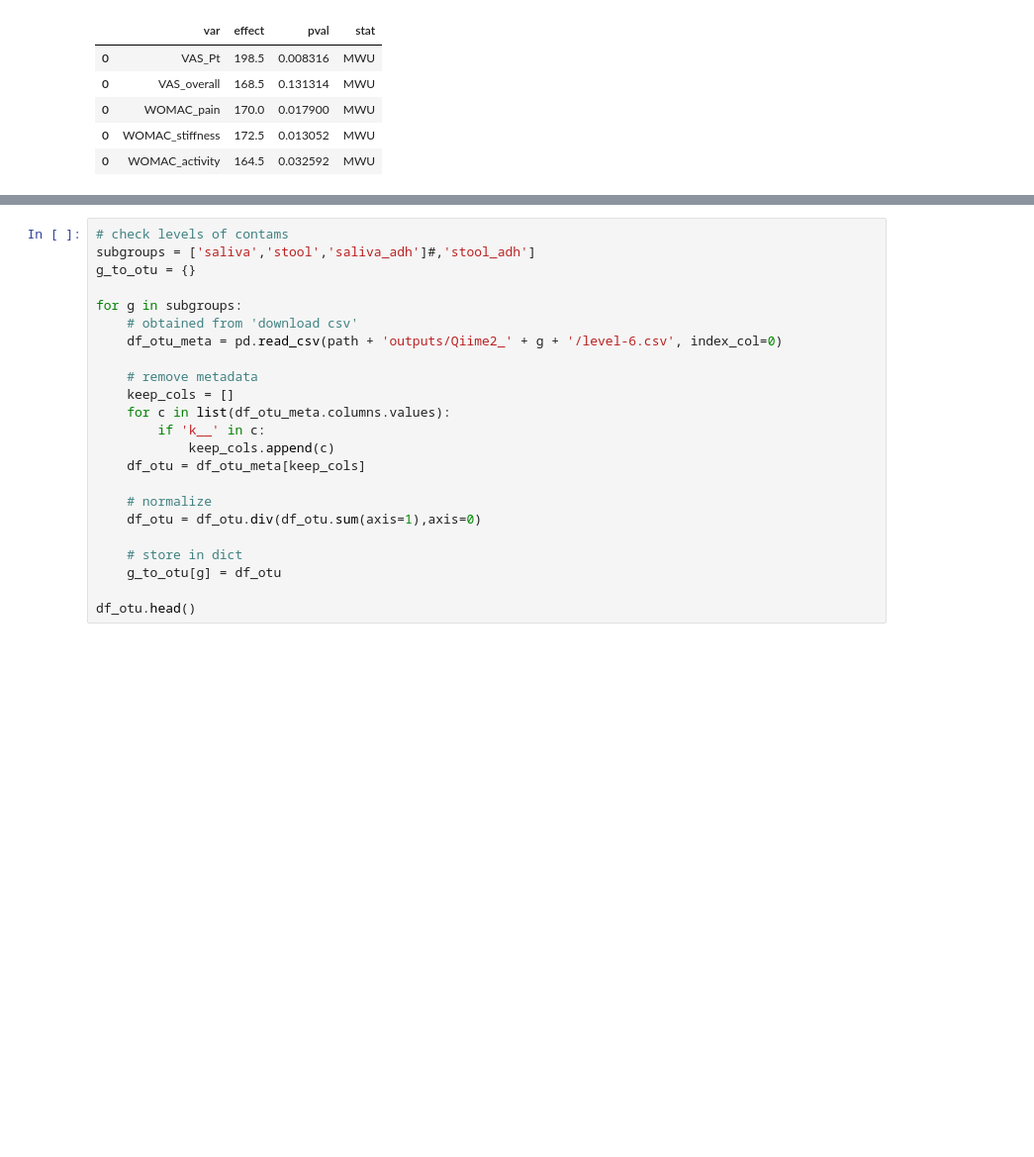
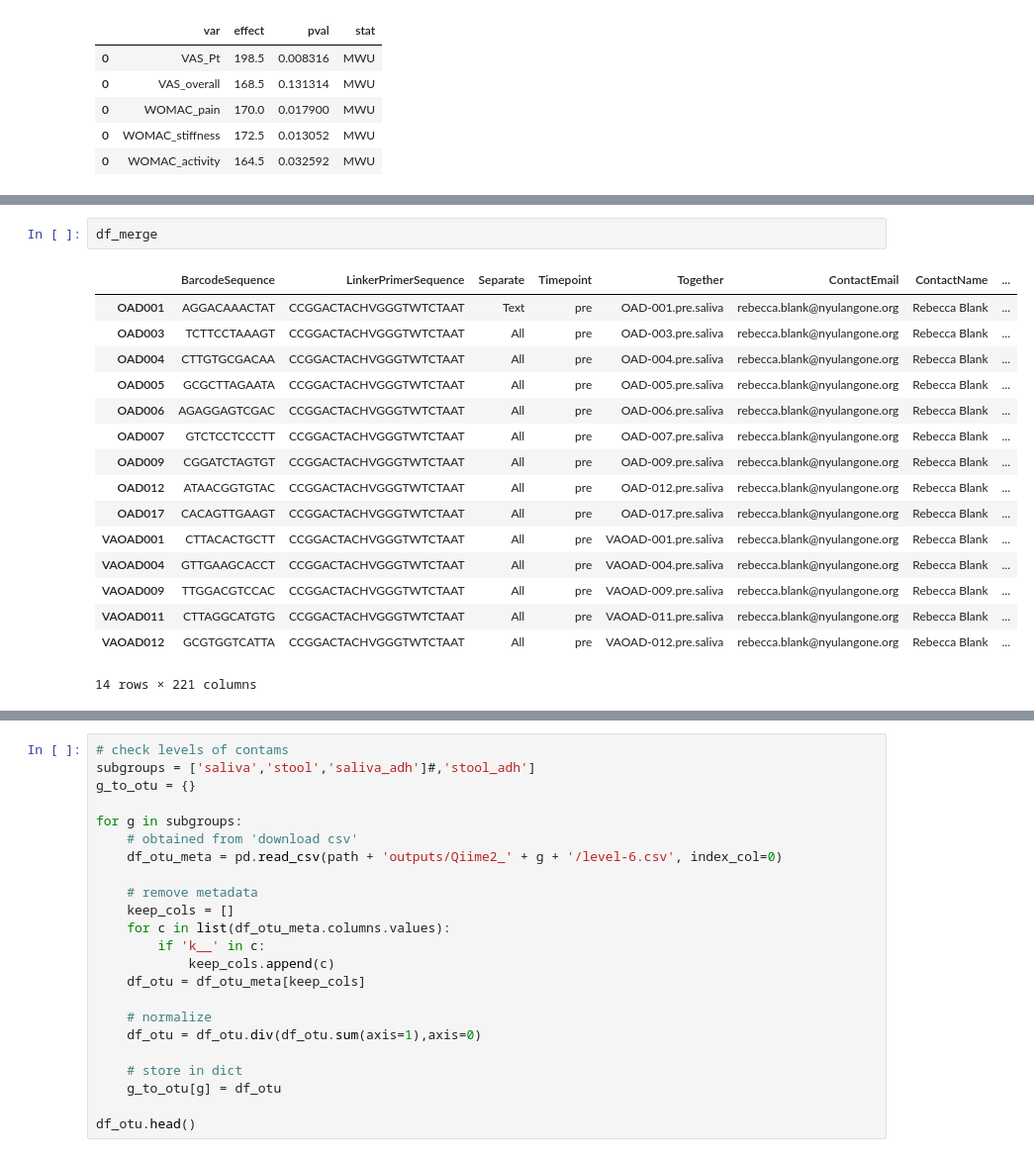
Before and after one commit to kbpi314/oa, a Jupyter notebook: code/oa_v2.ipynb, the cells around one changed output, grey strips where cells are left out. Shown: that part at 99% size. Cells and saved outputs as stored; diff of their text form; blank space fills up the shorter version.

```diff
--- a/code/oa_v2.ipynb
+++ b/code/oa_v2.ipynb
@@ -427,0 +617,19 @@ Name: count, dtype: int64
+# %%
+df_merge
+# %% [output]
+|  | BarcodeSequence | LinkerPrimerSequence | Separate | Timepoint | Together | ContactEmail | ContactName | ... |
+| OAD001 | AGGACAAACTAT | CCGGACTACHVGGGTWTCTAAT | Text | pre | OAD-001.pre.saliva | rebecca.blank@nyulangone.org | Rebecca Blank | ... |
+| OAD003 | TCTTCCTAAAGT | CCGGACTACHVGGGTWTCTAAT | All | pre | OAD-003.pre.saliva | rebecca.blank@nyulangone.org | Rebecca Blank | ... |
+| OAD004 | CTTGTGCGACAA | CCGGACTACHVGGGTWTCTAAT | All | pre | OAD-004.pre.saliva | rebecca.blank@nyulangone.org | Rebecca Blank | ... |
+| OAD005 | GCGCTTAGAATA | CCGGACTACHVGGGTWTCTAAT | All | pre | OAD-005.pre.saliva | rebecca.blank@nyulangone.org | Rebecca Blank | ... |
+| OAD006 | AGAGGAGTCGAC | CCGGACTACHVGGGTWTCTAAT | All | pre | OAD-006.pre.saliva | rebecca.blank@nyulangone.org | Rebecca Blank | ... |
+| OAD007 | GTCTCCTCCCTT | CCGGACTACHVGGGTWTCTAAT | All | pre | OAD-007.pre.saliva | rebecca.blank@nyulangone.org | Rebecca Blank | ... |
+| OAD009 | CGGATCTAGTGT | CCGGACTACHVGGGTWTCTAAT | All | pre | OAD-009.pre.saliva | rebecca.blank@nyulangone.org | Rebecca Blank | ... |
+| OAD012 | ATAACGGTGTAC | CCGGACTACHVGGGTWTCTAAT | All | pre | OAD-012.pre.saliva | rebecca.blank@nyulangone.org | Rebecca Blank | ... |
+| OAD017 | CACAGTTGAAGT | CCGGACTACHVGGGTWTCTAAT | All | pre | OAD-017.pre.saliva | rebecca.blank@nyulangone.org | Rebecca Blank | ... |
+| VAOAD001 | CTTACACTGCTT | CCGGACTACHVGGGTWTCTAAT | All | pre | VAOAD-001.pre.saliva | rebecca.blank@nyulangone.org | Rebecca Blank | ... |
+| VAOAD004 | GTTGAAGCACCT | CCGGACTACHVGGGTWTCTAAT | All | pre | VAOAD-004.pre.saliva | rebecca.blank@nyulangone.org | Rebecca Blank | ... |
+| VAOAD009 | TTGGACGTCCAC | CCGGACTACHVGGGTWTCTAAT | All | pre | VAOAD-009.pre.saliva | rebecca.blank@nyulangone.org | Rebecca Blank | ... |
+| VAOAD011 | CTTAGGCATGTG | CCGGACTACHVGGGTWTCTAAT | All | pre | VAOAD-011.pre.saliva | rebecca.blank@nyulangone.org | Rebecca Blank | ... |
+| VAOAD012 | GCGTGGTCATTA | CCGGACTACHVGGGTWTCTAAT | All | pre | VAOAD-012.pre.saliva | rebecca.blank@nyulangone.org | Rebecca Blank | ... |
+14 rows × 221 columns
```
Also changed, not shown: parts of 13 cells of this notebook.
